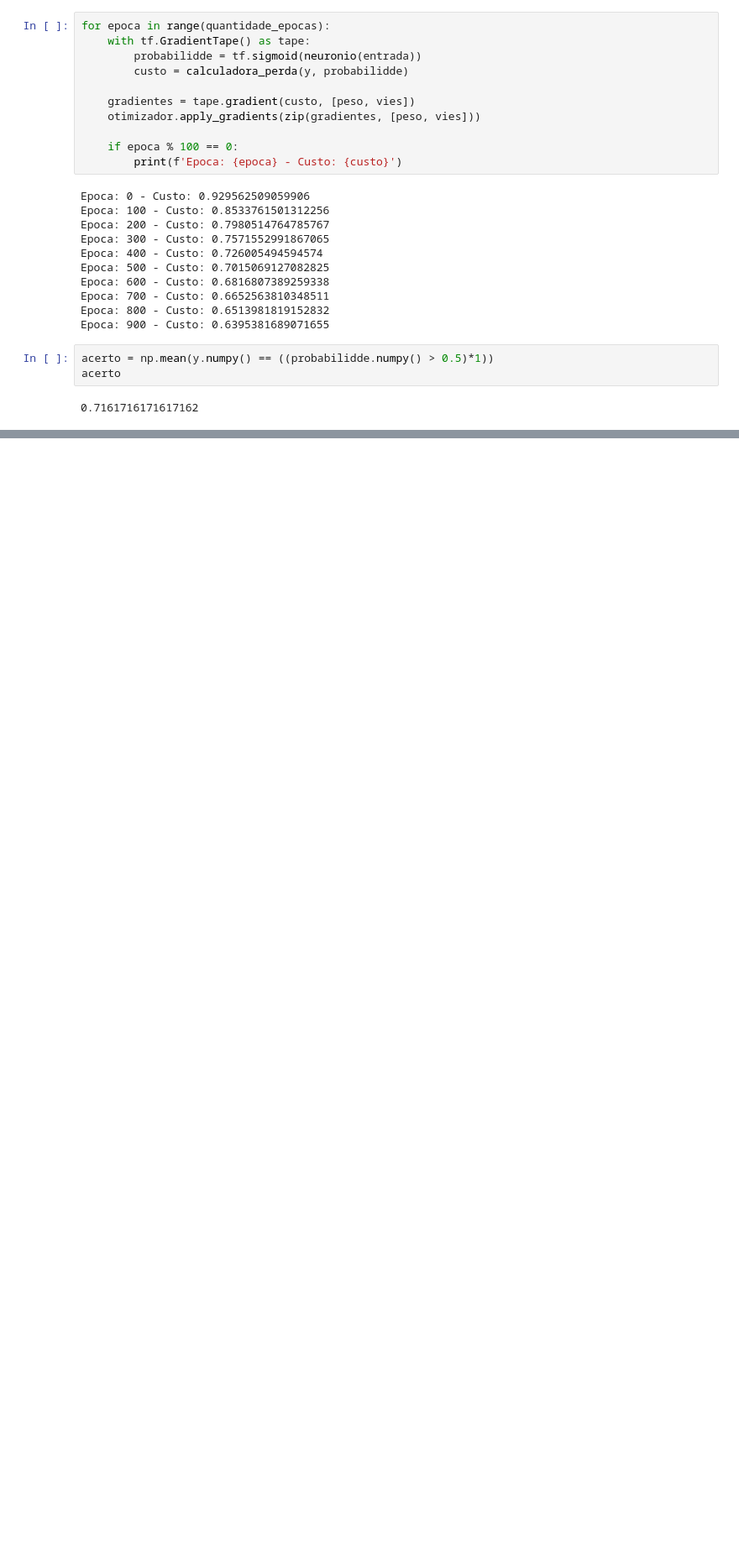
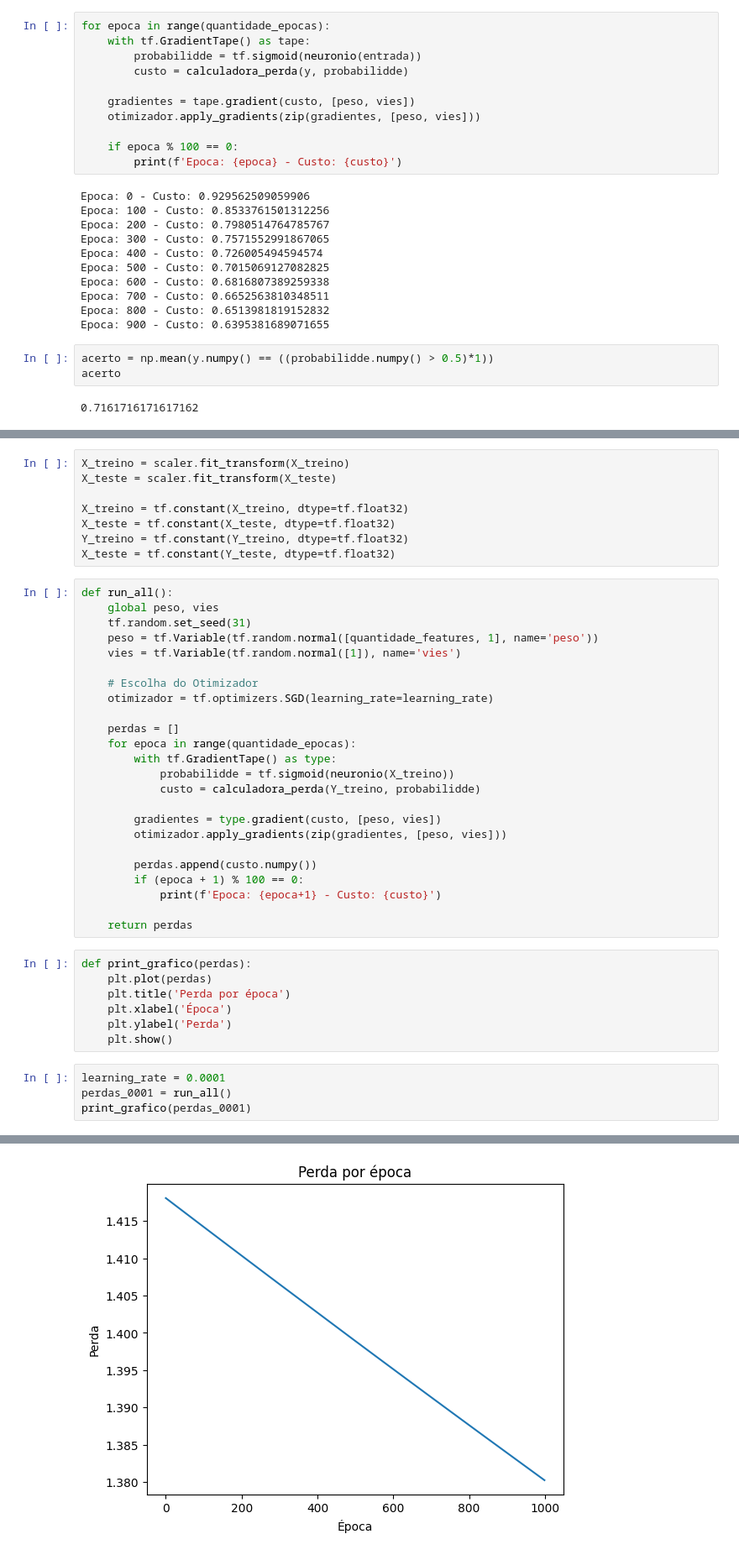
Before and after one commit to AndersonDeFaro/Estudos-Alura-Pyhton, a Jupyter notebook: 7 - TensorFlow/1_0_Introducao.ipynb, the cells around one changed output, grey strips where cells are left out. Shown at 84% size. Saved outputs shown, nothing was run; the diff lists cells and outputs as text; blank space fills up the shorter version.

```diff
--- a/7 - TensorFlow/1_0_Introducao.ipynb
+++ b/7 - TensorFlow/1_0_Introducao.ipynb
@@ -473,0 +488,44 @@ acerto
+# %%
+X_treino = scaler.fit_transform(X_treino)
+X_teste = scaler.fit_transform(X_teste)
+
+X_treino = tf.constant(X_treino, dtype=tf.float32)
+X_teste = tf.constant(X_teste, dtype=tf.float32)
+Y_treino = tf.constant(Y_treino, dtype=tf.float32)
+X_teste = tf.constant(Y_teste, dtype=tf.float32)
+# %%
+def run_all():
+    global peso, vies
+    tf.random.set_seed(31)
+    peso = tf.Variable(tf.random.normal([quantidade_features, 1], name='peso'))
+    vies = tf.Variable(tf.random.normal([1]), name='vies')
+
+    # Escolha do Otimizador
+    otimizador = tf.optimizers.SGD(learning_rate=learning_rate)
+
+    perdas = []
+    for epoca in range(quantidade_epocas):
+        with tf.GradientTape() as type:
+            probabilidde = tf.sigmoid(neuronio(X_treino))
+            custo = calculadora_perda(Y_treino, probabilidde)
+
+        gradientes = type.gradient(custo, [peso, vies])
+        otimizador.apply_gradients(zip(gradientes, [peso, vies]))
+
+        perdas.append(custo.numpy())
+        if (epoca + 1) % 100 == 0:
+            print(f'Epoca: {epoca+1} - Custo: {custo}')
+
+    return perdas
+# %%
+def print_grafico(perdas):
+    plt.plot(perdas)
+    plt.title('Perda por época')
+    plt.xlabel('Época')
+    plt.ylabel('Perda')
+    plt.show()
+# %%
+learning_rate = 0.0001
+perdas_0001 = run_all()
+print_grafico(perdas_0001)
+# %% [output]
@@ -473,0 +542 @@ acerto
+[figure, added]
```
Also changed, not shown: parts of 11 cells of this notebook.
